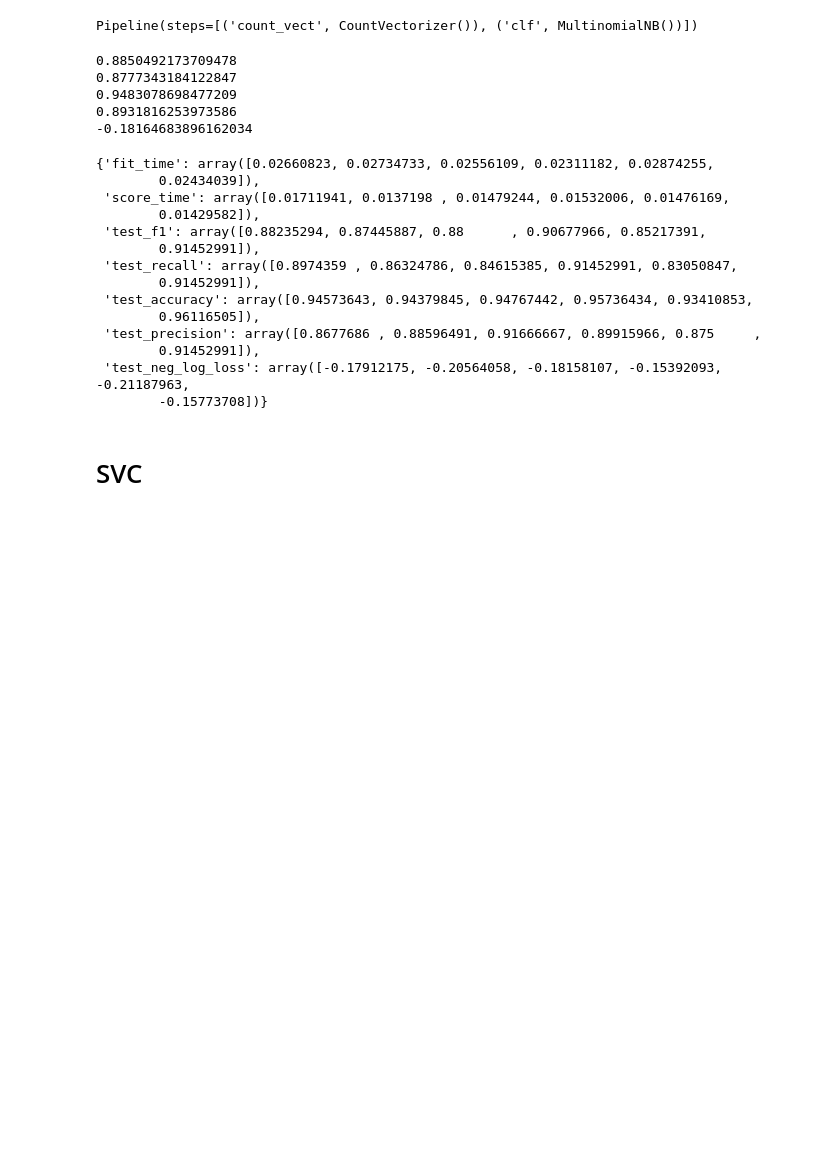
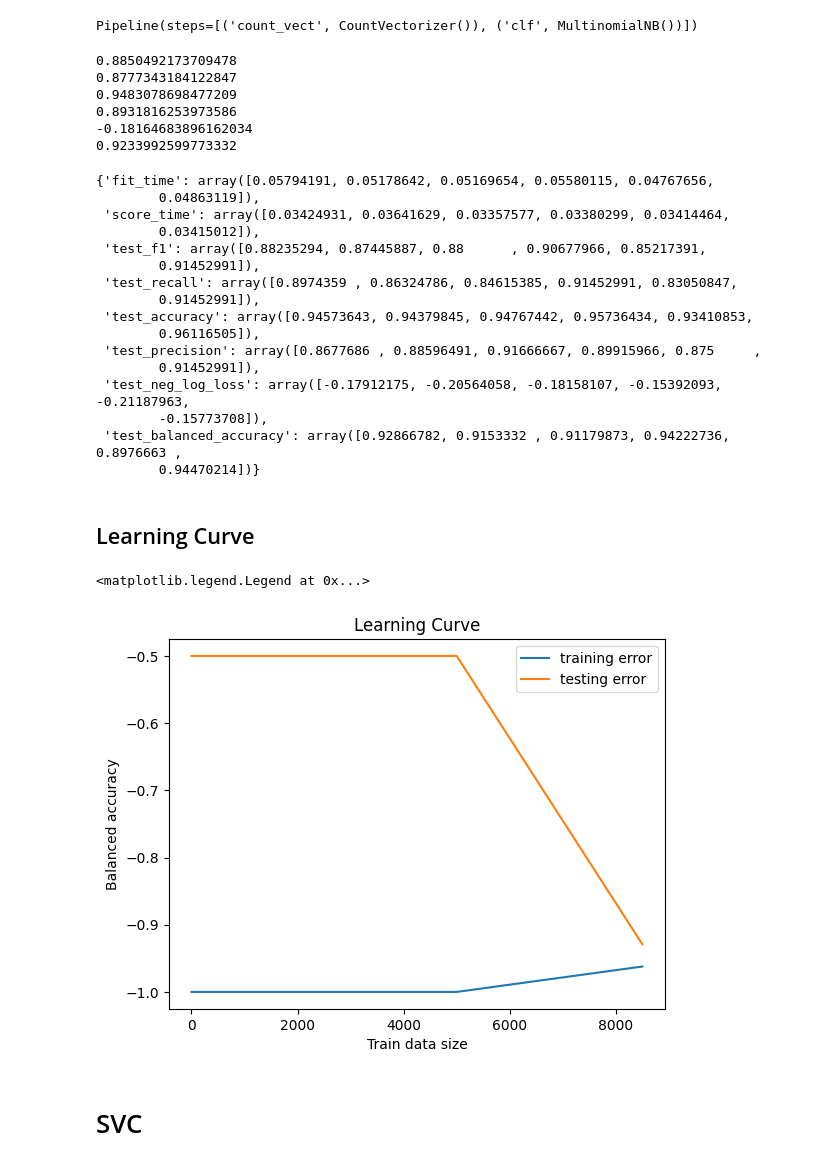
Before and after one commit to BryanEgbert/sentimental_analysis, a Jupyter notebook: main.ipynb, the cells around one changed output. Cells and saved outputs as stored; diff of their text form; code cells hidden in the pictures; blank space fills up the shorter version.

Commit message:
add learning curve in python

```diff
--- a/main.ipynb
+++ b/main.ipynb
@@ -182,12 +182,13 @@ count_mnb_clf.fit(x_train, y_train)
 # %% [output]
 Pipeline(steps=[('count_vect', CountVectorizer()), ('clf', MultinomialNB())])
 # %%
-cv_result = cross_validate(count_mnb_clf, x_test, y_test, scoring=['f1', 'recall', 'accuracy', 'precision', 'neg_log_loss'], cv=6)
+cv_result = cross_validate(count_mnb_clf, x_test, y_test, scoring=['f1', 'recall', 'accuracy', 'precision', 'neg_log_loss', 'balanced_accuracy'], cv=6)
 print(cv_result['test_f1'].mean())
 print(cv_result['test_recall'].mean())
 print(cv_result['test_accuracy'].mean())
 print(cv_result['test_precision'].mean())
 print(cv_result['test_neg_log_loss'].mean())
+print(cv_result['test_balanced_accuracy'].mean())
 
 cv_result
 # %% [output]
@@ -196,10 +197,11 @@ cv_result
 0.9483078698477209
 0.8931816253973586
 -0.18164683896162034
+0.9233992599773332
-{'fit_time': array([0.02660823, 0.02734733, 0.02556109, 0.02311182, 0.02874255,
-        0.02434039]),
- 'score_time': array([0.01711941, 0.0137198 , 0.01479244, 0.01532006, 0.01476169,
-        0.01429582]),
+{'fit_time': array([0.05794191, 0.05178642, 0.05169654, 0.05580115, 0.04767656,
+        0.04863119]),
+ 'score_time': array([0.03424931, 0.03641629, 0.03357577, 0.03380299, 0.03414464,
+        0.03415012]),
  'test_f1': array([0.88235294, 0.87445887, 0.88      , 0.90677966, 0.85217391,
         0.91452991]),
  'test_recall': array([0.8974359 , 0.86324786, 0.84615385, 0.91452991, 0.83050847,
@@ -209,7 +211,27 @@ cv_result
  'test_precision': array([0.8677686 , 0.88596491, 0.91666667, 0.89915966, 0.875     ,
         0.91452991]),
  'test_neg_log_loss': array([-0.17912175, -0.20564058, -0.18158107, -0.15392093, -0.21187963,
-        -0.15773708])}
+        -0.15773708]),
+ 'test_balanced_accuracy': array([0.92866782, 0.9153332 , 0.91179873, 0.94222736, 0.8976663 ,
+        0.94470214])}
+# %% [markdown]
+## Learning Curve
+# %%
+from sklearn.model_selection import LearningCurveDisplay, learning_curve
+import numpy as np
+
+train_sizes = [1, 1000, 3000, 5000, 8500]
+# print(np.linspace(1, 45000, 100))
+train_sizes, train_scores, test_scores, fit_times, score_times = learning_curve(estimator=count_mnb_clf, X=np.asarray(df['tweet']), y=np.asarray(df['target']), train_sizes=train_sizes, cv=6, scoring='balanced_accuracy', random_state=100, return_times=True)
+plt.plot(train_sizes, np.mean(-train_scores,axis=1), label='training error')
+plt.plot(train_sizes, np.mean(-test_scores,axis=1), label='testing error')
+plt.xlabel("Train data size")
+plt.ylabel("Balanced accuracy")
+plt.title("Learning Curve")
+plt.legend()
+# %% [output]
+<matplotlib.legend.Legend at 0x...>
+[figure, added]
 # %% [markdown]
 # SVC
 # %%
```
Also changed, not shown: parts of 9 cells of this notebook.
